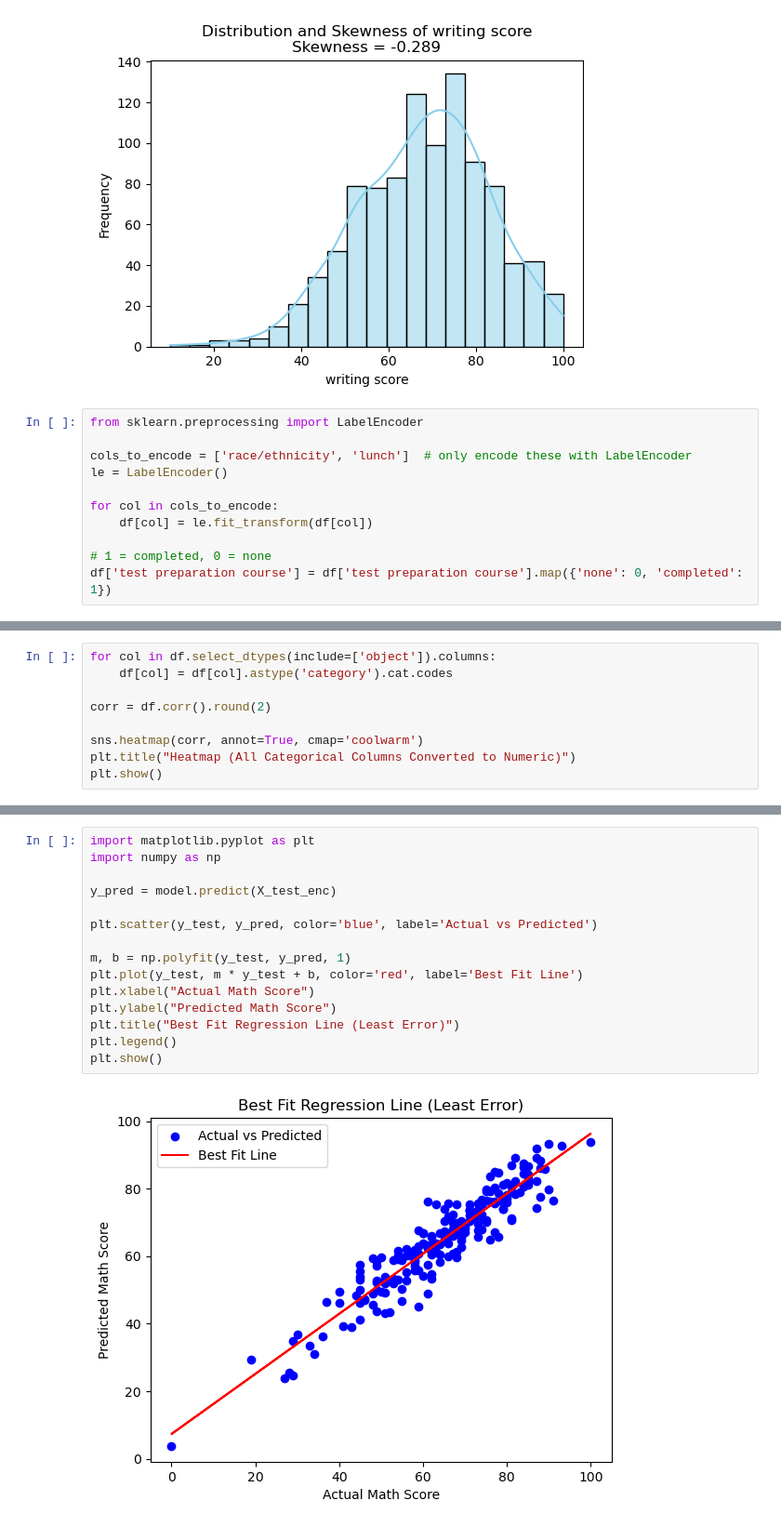
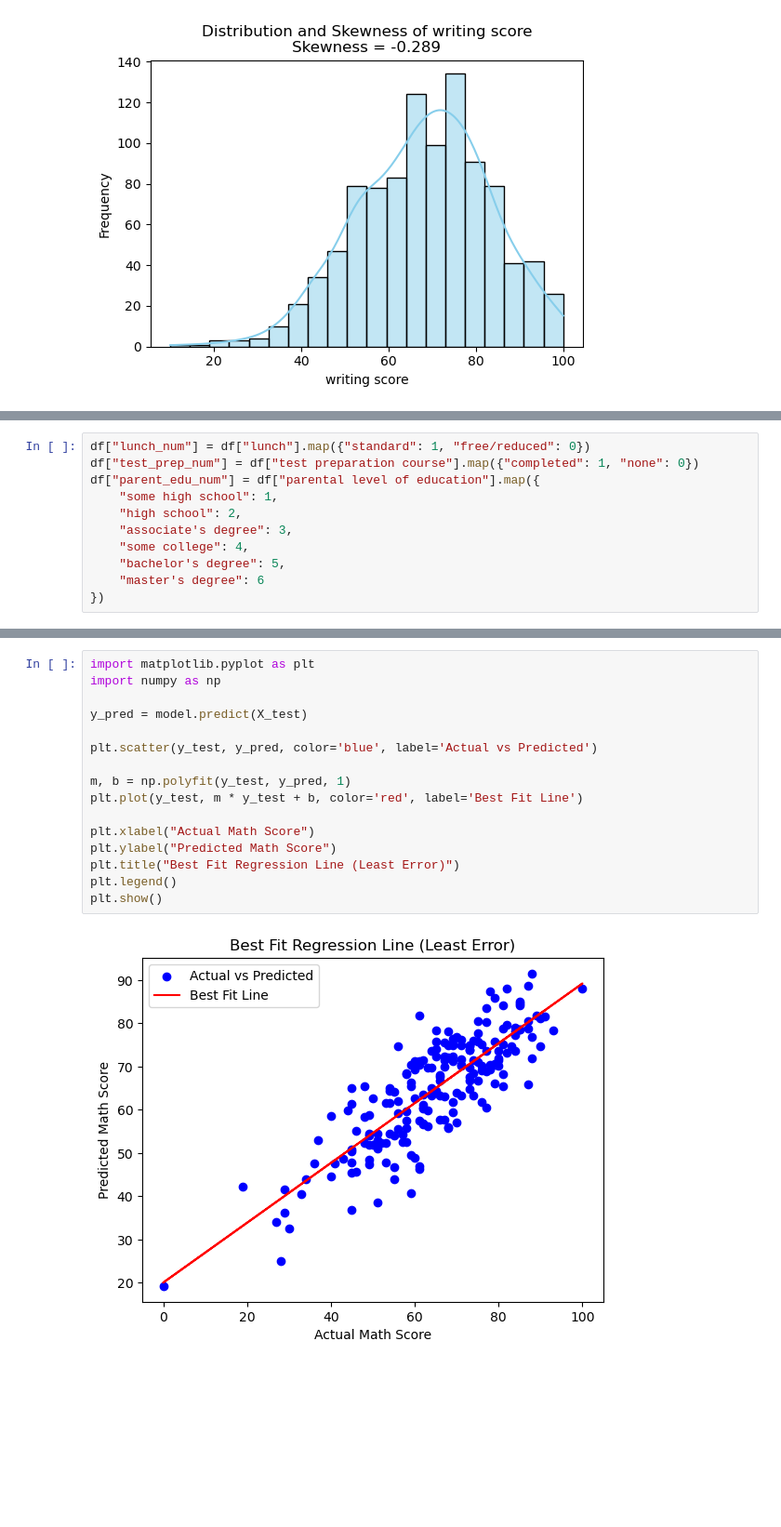
Before and after one commit to Nandhanaa-Mathesvaran/student-exam-prediction, a Jupyter notebook: studentsperformance.ipynb, the cells around one changed output, grey strips where cells are left out. Shown at 93% size. Saved outputs shown, nothing was run; the diff lists cells and outputs as text; blank space fills up the shorter version.

Commit message:
exploratory analysis of students prediction

```diff
--- a/studentsperformance.ipynb
+++ b/studentsperformance.ipynb
@@ -97,14 +97,3 @@ dtype: float64
 [figure]
 [figure]
 [figure]
-# %%
-from sklearn.preprocessing import LabelEncoder
-
-cols_to_encode = ['race/ethnicity', 'lunch']  # only encode these with LabelEncoder
-le = LabelEncoder()
-
-for col in cols_to_encode:
-    df[col] = le.fit_transform(df[col])
-
-# 1 = completed, 0 = none
-df['test preparation course'] = df['test preparation course'].map({'none': 0, 'completed': 1})
@@ -120,9 +99,0 @@ df.head(5)
-# %%
-for col in df.select_dtypes(include=['object']).columns:
-    df[col] = df[col].astype('category').cat.codes
-
-corr = df.corr().round(2)
-
-sns.heatmap(corr, annot=True, cmap='coolwarm')
-plt.title("Heatmap (All Categorical Columns Converted to Numeric)")
-plt.show()
@@ -130,0 +100,11 @@ plt.show()
+# %%
+df["lunch_num"] = df["lunch"].map({"standard": 1, "free/reduced": 0})
+df["test_prep_num"] = df["test preparation course"].map({"completed": 1, "none": 0})
+df["parent_edu_num"] = df["parental level of education"].map({
+    "some high school": 1,
+    "high school": 2,
+    "associate's degree": 3,
+    "some college": 4,
+    "bachelor's degree": 5,
+    "master's degree": 6
+})
@@ -221,17 +190,18 @@ Predicted Math Score for New Student: 67.61
 # %%
 import matplotlib.pyplot as plt
 import numpy as np
 
-y_pred = model.predict(X_test_enc)
+y_pred = model.predict(X_test)
 
 plt.scatter(y_test, y_pred, color='blue', label='Actual vs Predicted')
 
 m, b = np.polyfit(y_test, y_pred, 1)
 plt.plot(y_test, m * y_test + b, color='red', label='Best Fit Line')
+
 plt.xlabel("Actual Math Score")
 plt.ylabel("Predicted Math Score")
 plt.title("Best Fit Regression Line (Least Error)")
 plt.legend()
 plt.show()
 # %% [output]
-[figure, old version]
+[figure, new version]
```
Also changed, not shown: parts of 7 cells of this notebook, 2 other files.
